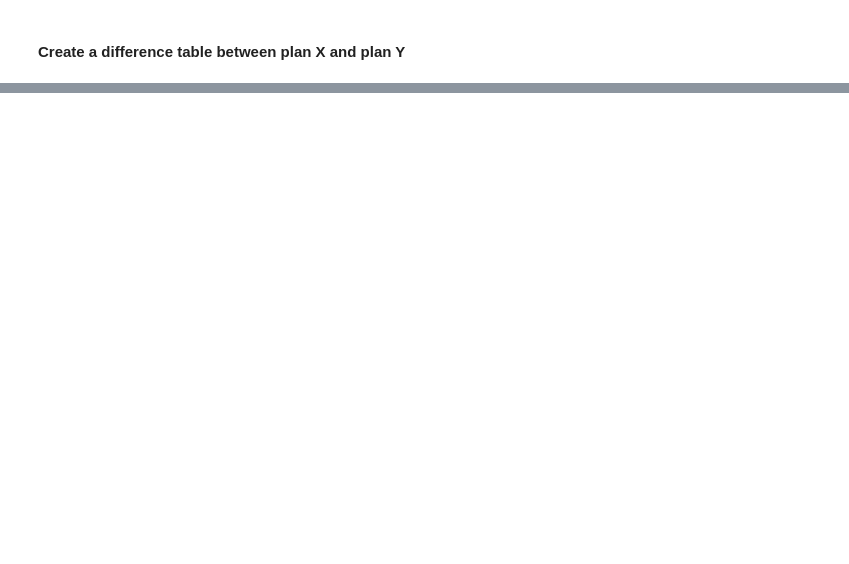
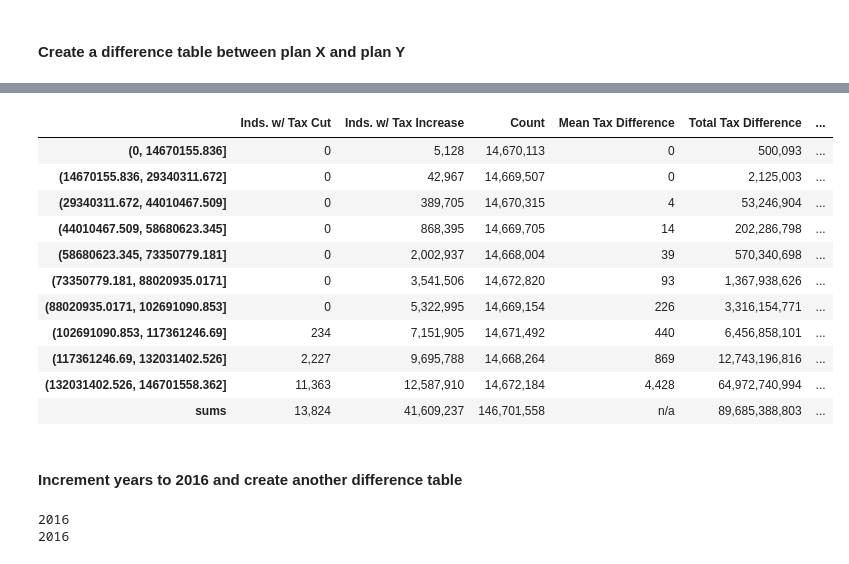
Before and after one commit to PSLmodels/Tax-Calculator, a Jupyter notebook: docs/notebooks/10_Minutes_to_Taxcalc.ipynb, the cells around one changed output, grey strips where cells are left out. Saved outputs shown, nothing was run; the diff lists cells and outputs as text; code cells hidden in the pictures; blank space fills up the shorter version.

```diff
--- a/docs/notebooks/10_Minutes_to_Taxcalc.ipynb
+++ b/docs/notebooks/10_Minutes_to_Taxcalc.ipynb
@@ -109,0 +115,35 @@ tdiff
+# %%
+tdiff2013 = create_difference_table(calcX, calcY, groupby="weighted_deciles")
+# %%
+DIFF_TABLE_LABELS = ["Inds. w/ Tax Cut", "Inds. w/ Tax Increase", "Count",
+                     "Mean Tax Difference", "Total Tax Difference",
+                     "%age Tax Increase", "%age Tax Decrease",
+                     "Share of Overall Change"]
+tdiff2013.columns = DIFF_TABLE_LABELS
+# %%
+tdiff2013
+# %% [output]
+|  | Inds. w/ Tax Cut | Inds. w/ Tax Increase | Count | Mean Tax Difference | Total Tax Difference | ... |
+| (0, 14670155.836] | 0 | 5,128 | 14,670,113 | 0 | 500,093 | ... |
+| (14670155.836, 29340311.672] | 0 | 42,967 | 14,669,507 | 0 | 2,125,003 | ... |
+| (29340311.672, 44010467.509] | 0 | 389,705 | 14,670,315 | 4 | 53,246,904 | ... |
+| (44010467.509, 58680623.345] | 0 | 868,395 | 14,669,705 | 14 | 202,286,798 | ... |
+| (58680623.345, 73350779.181] | 0 | 2,002,937 | 14,668,004 | 39 | 570,340,698 | ... |
+| (73350779.181, 88020935.0171] | 0 | 3,541,506 | 14,672,820 | 93 | 1,367,938,626 | ... |
+| (88020935.0171, 102691090.853] | 0 | 5,322,995 | 14,669,154 | 226 | 3,316,154,771 | ... |
+| (102691090.853, 117361246.69] | 234 | 7,151,905 | 14,671,492 | 440 | 6,456,858,101 | ... |
+| (117361246.69, 132031402.526] | 2,227 | 9,695,788 | 14,668,264 | 869 | 12,743,196,816 | ... |
+| (132031402.526, 146701558.362] | 11,363 | 12,587,910 | 14,672,184 | 4,428 | 64,972,740,994 | ... |
+| sums | 13,824 | 41,609,237 | 146,701,558 | n/a | 89,685,388,803 | ... |
+# %% [markdown]
+#### Increment years to 2016 and create another difference table
+# %%
+for i in range(3):
+    calcX.increment_year()
+    calcY.increment_year()
+
+print calcX.current_year
+print calcY.current_year
+# %% [output]
+2016
+2016
```
Also changed, not shown: parts of 19 cells of this notebook, 2 other files.
